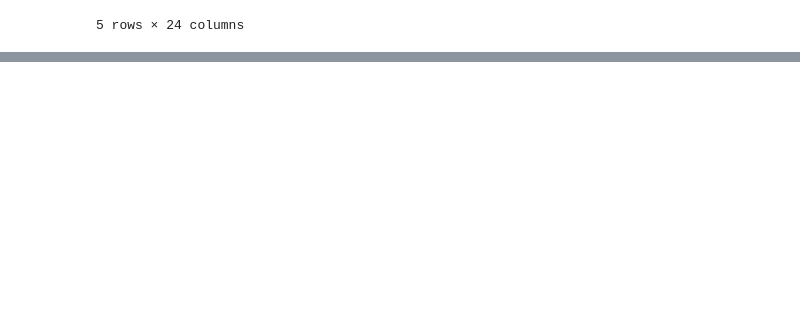
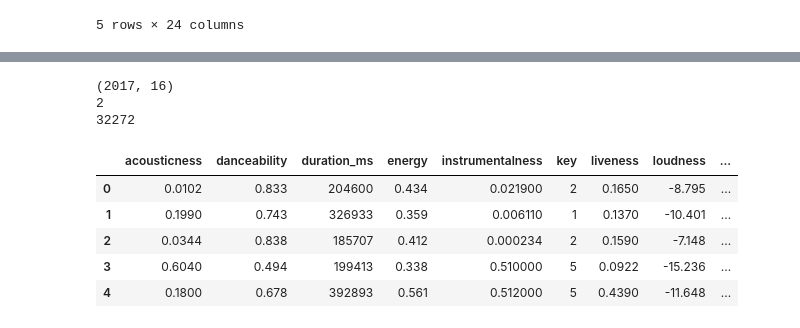
Before and after one commit to JMRRT1992/Coderhouse, a Jupyter notebook: Proyecto/datasets_ReyesRetanaT.ipynb, the cells around one changed output, grey strips where cells are left out. Saved outputs shown, nothing was run; the diff lists cells and outputs as text; code cells hidden in the pictures; blank space fills up the shorter version.

```diff
--- a/Proyecto/datasets_ReyesRetanaT.ipynb
+++ b/Proyecto/datasets_ReyesRetanaT.ipynb
@@ -113,0 +232,21 @@ Se carga el data set.
+# %%
+#Se presenta la información del Data Frame:
+print(data_frame_3.shape)
+print(data_frame_3.ndim)
+print(data_frame_3.size)
+# %% [output]
+(2017, 16)
+2
+32272
+# %%
+#Se crea una copia del data frame para trabajarlo a futuro.
+wrk_df3 = data_frame_3.copy()
+
+wrk_df3.head(5)
+# %% [output]
+|  | acousticness | danceability | duration_ms | energy | instrumentalness | key | liveness | loudness | ... |
+| 0 | 0.0102 | 0.833 | 204600 | 0.434 | 0.021900 | 2 | 0.1650 | -8.795 | ... |
+| 1 | 0.1990 | 0.743 | 326933 | 0.359 | 0.006110 | 1 | 0.1370 | -10.401 | ... |
+| 2 | 0.0344 | 0.838 | 185707 | 0.412 | 0.000234 | 2 | 0.1590 | -7.148 | ... |
+| 3 | 0.6040 | 0.494 | 199413 | 0.338 | 0.510000 | 5 | 0.0922 | -15.236 | ... |
+| 4 | 0.1800 | 0.678 | 392893 | 0.561 | 0.512000 | 5 | 0.4390 | -11.648 | ... |
```
Also changed, not shown: parts of 12 cells of this notebook, 2 other files.
